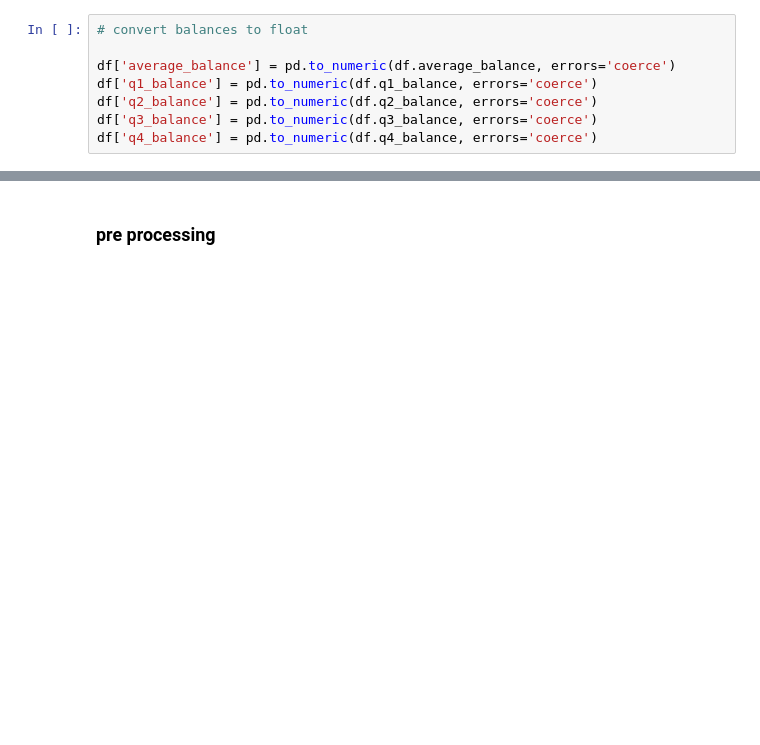
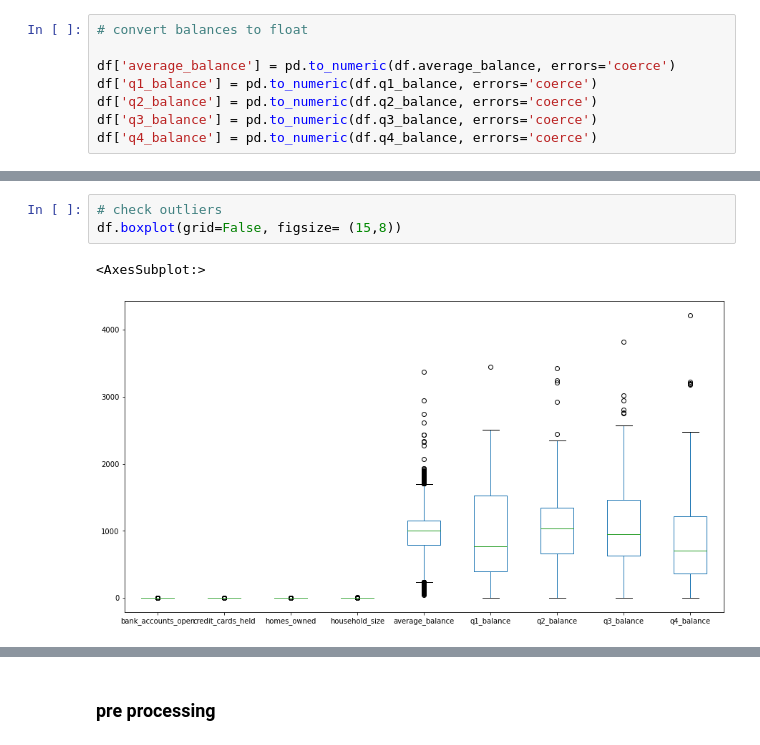
Before and after one commit to KC2016/Case-Study-Classification, a Jupyter notebook: case_study_classification.ipynb, the cells around one changed output, grey strips where cells are left out. Drawn from its saved outputs; the diff is of its cells as text; blank space fills up the shorter version.

```diff
--- a/case_study_classification.ipynb
+++ b/case_study_classification.ipynb
@@ -265,0 +334,6 @@ dtype: object
+# %%
+# check outliers
+df.boxplot(grid=False, figsize= (15,8))
+# %% [output]
+<AxesSubplot:>
+[figure, added]
```
Also changed, not shown: parts of 28 cells of this notebook, 1 other file.
